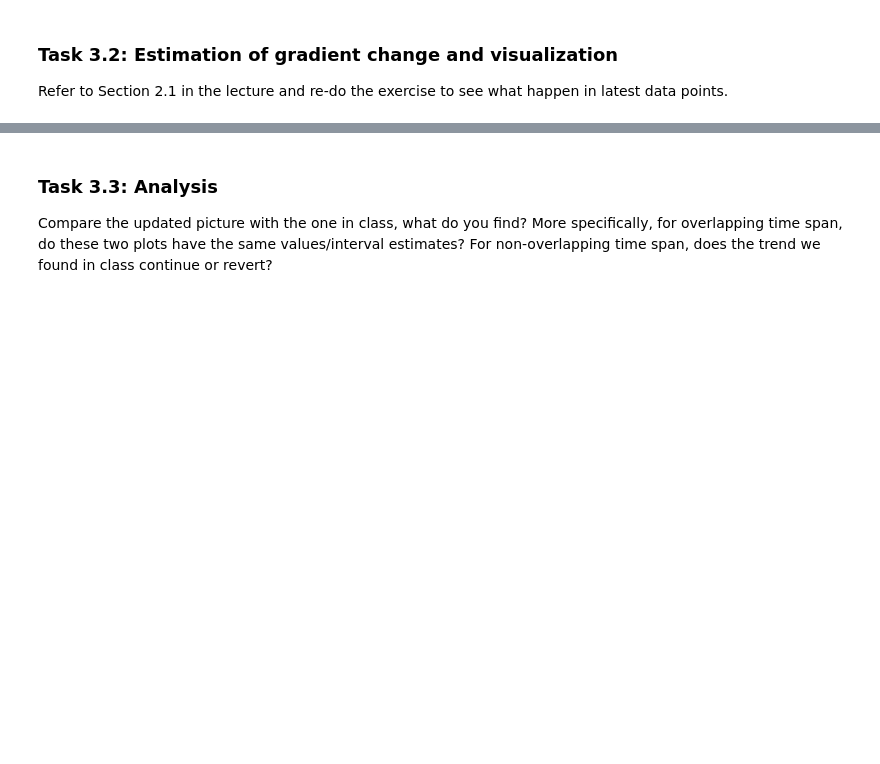
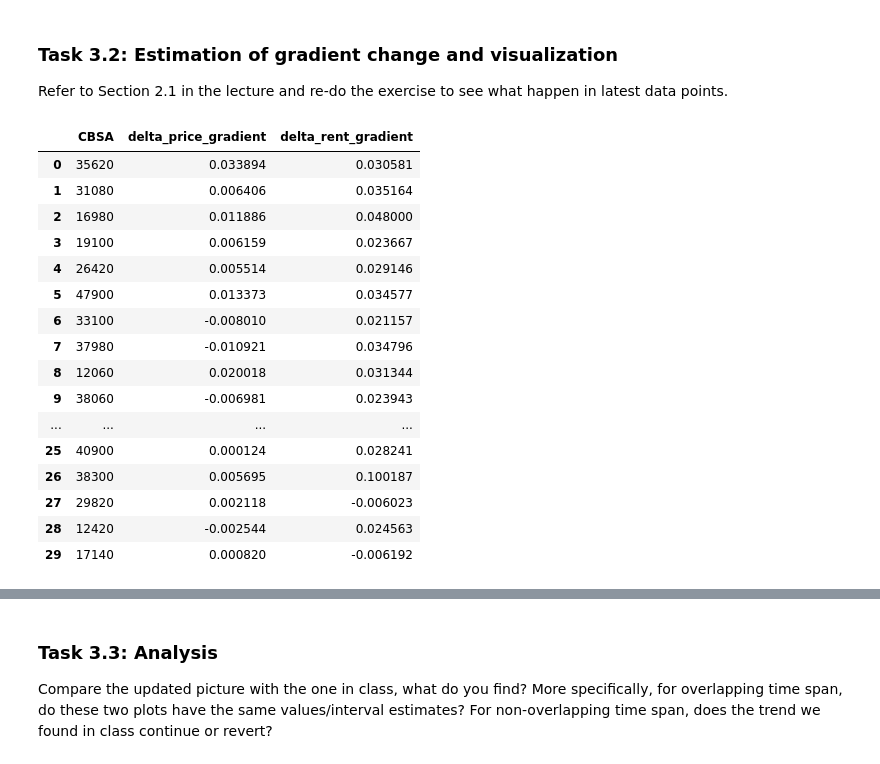
Before and after one commit to leobruell/real-estate-analytics, a Jupyter notebook: Module 5 - House Prices/Code/problem_sets/Module_5_Assignment_Leo_Bruell.ipynb, the cells around one changed output, grey strips where cells are left out. Drawn from its saved outputs; the diff is of its cells as text; code cells hidden in the pictures; blank space fills up the shorter version.

```diff
--- a/Module 5 - House Prices/Code/problem_sets/Module_5_Assignment_Leo_Bruell.ipynb
+++ b/Module 5 - House Prices/Code/problem_sets/Module_5_Assignment_Leo_Bruell.ipynb
@@ -266 +350,21 @@ pass
 # =========== END YOUR CODE HERE ===========
+# %%
+df_res
+# %% [output]
+|  | CBSA | delta_price_gradient | delta_rent_gradient |
+| 0 | 35620 | 0.033894 | 0.030581 |
+| 1 | 31080 | 0.006406 | 0.035164 |
+| 2 | 16980 | 0.011886 | 0.048000 |
+| 3 | 19100 | 0.006159 | 0.023667 |
+| 4 | 26420 | 0.005514 | 0.029146 |
+| 5 | 47900 | 0.013373 | 0.034577 |
+| 6 | 33100 | -0.008010 | 0.021157 |
+| 7 | 37980 | -0.010921 | 0.034796 |
+| 8 | 12060 | 0.020018 | 0.031344 |
+| 9 | 38060 | -0.006981 | 0.023943 |
+| ... | ... | ... | ... |
+| 25 | 40900 | 0.000124 | 0.028241 |
+| 26 | 38300 | 0.005695 | 0.100187 |
+| 27 | 29820 | 0.002118 | -0.006023 |
+| 28 | 12420 | -0.002544 | 0.024563 |
+| 29 | 17140 | 0.000820 | -0.006192 |
```
Also changed, not shown: parts of 6 cells of this notebook.
